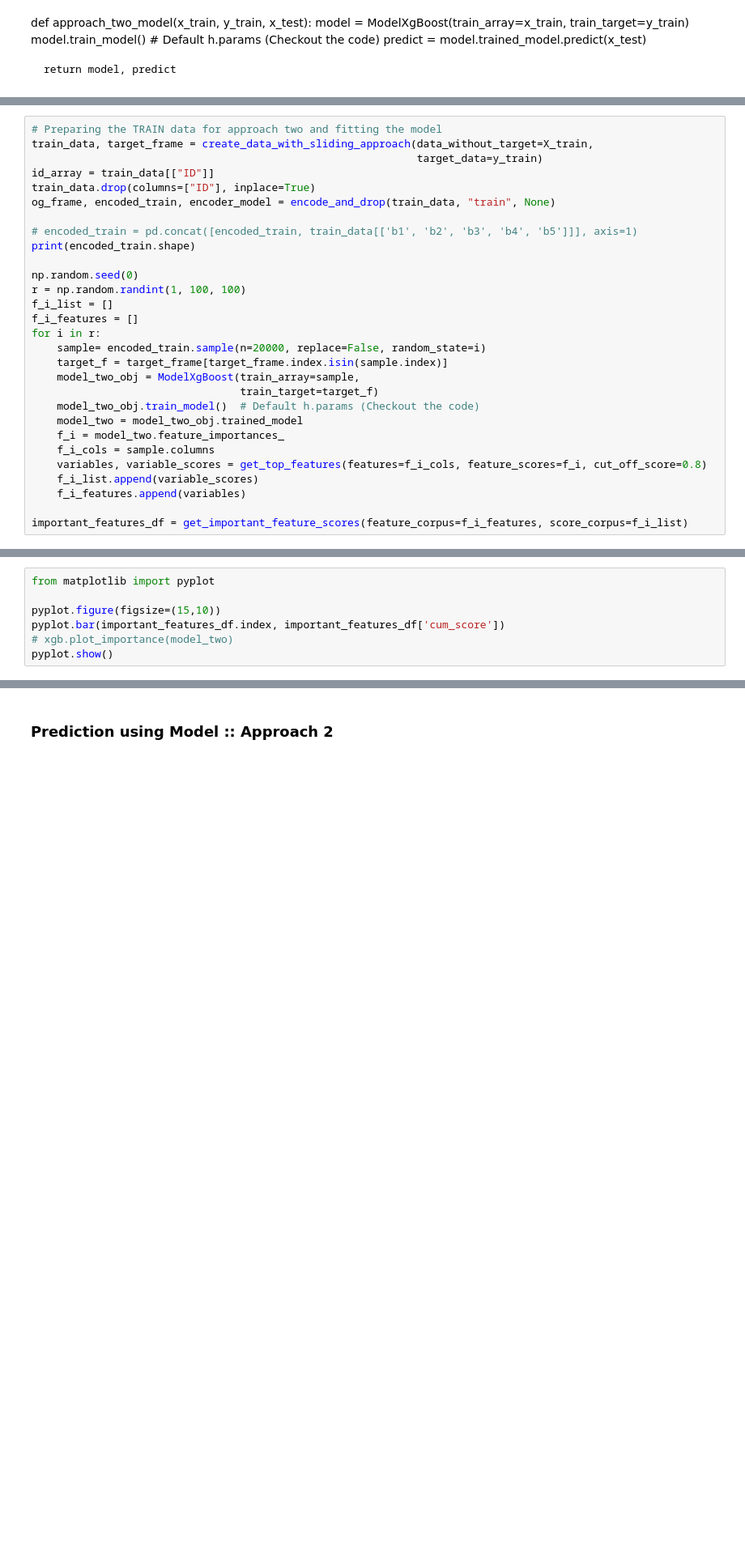
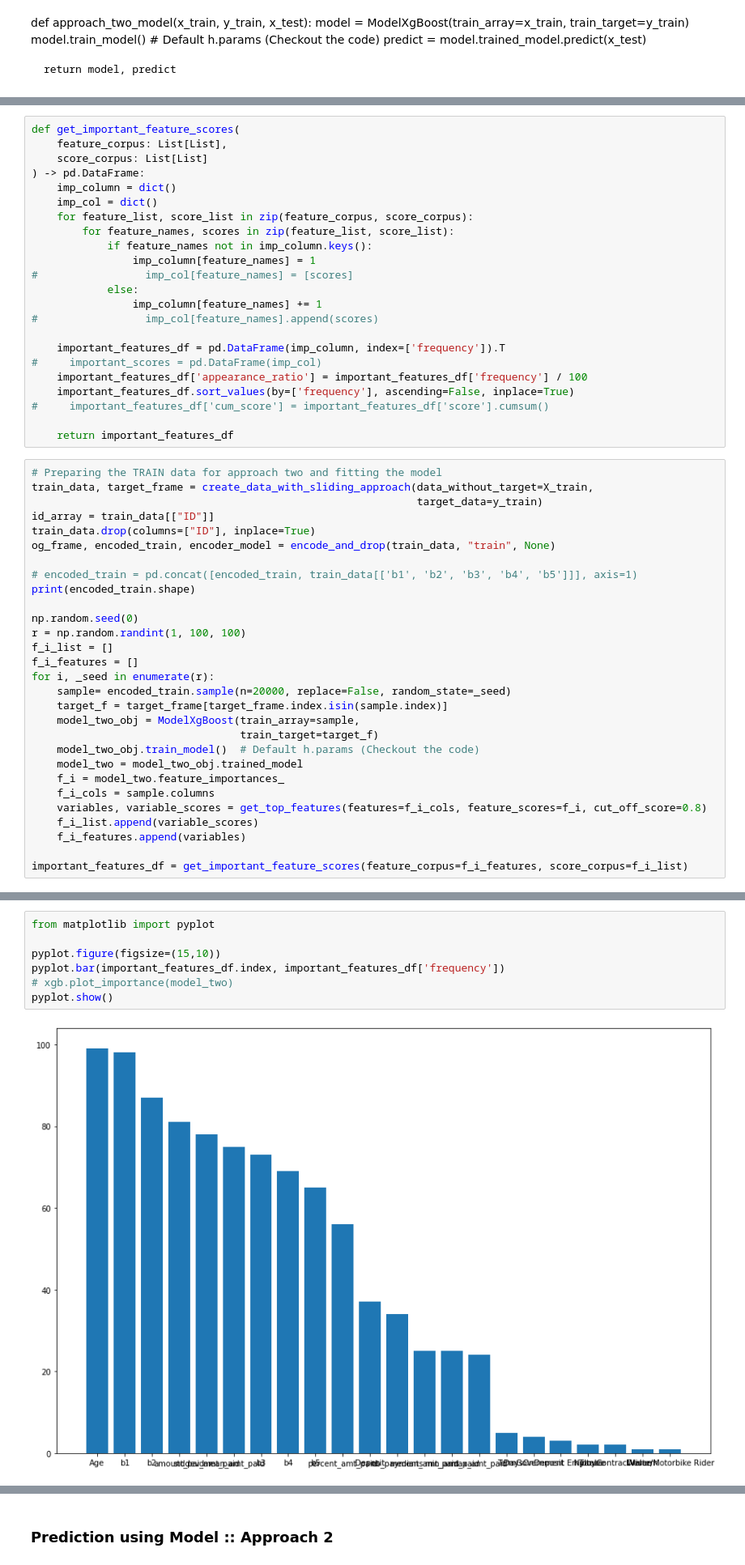
Before and after one commit to AumPandya95/zindi_paygo, a Jupyter notebook: notebooks/models/xgboost_model_approach_2.ipynb, the cells around one changed output, grey strips where cells are left out. Shown: that part at 81% size. Cells and saved outputs as stored; diff of their text form; blank space fills up the shorter version.

```diff
--- a/notebooks/models/xgboost_model_approach_2.ipynb
+++ b/notebooks/models/xgboost_model_approach_2.ipynb
@@ -196,3 +171,26 @@ def get_important_feature_scores(
+# %%
+def get_important_feature_scores(
+    feature_corpus: List[List],
+    score_corpus: List[List]
+) -> pd.DataFrame:
+    imp_column = dict()
+    imp_col = dict()
+    for feature_list, score_list in zip(feature_corpus, score_corpus):
+        for feature_names, scores in zip(feature_list, score_list):
+            if feature_names not in imp_column.keys():
+                imp_column[feature_names] = 1
+#                 imp_col[feature_names] = [scores]
+            else:
+                imp_column[feature_names] += 1
+#                 imp_col[feature_names].append(scores)
+
+    important_features_df = pd.DataFrame(imp_column, index=['frequency']).T
+#     important_scores = pd.DataFrame(imp_col)
+    important_features_df['appearance_ratio'] = important_features_df['frequency'] / 100
+    important_features_df.sort_values(by=['frequency'], ascending=False, inplace=True)
+#     important_features_df['cum_score'] = important_features_df['score'].cumsum()
+
+    return important_features_df
 # %%
 # Preparing the TRAIN data for approach two and fitting the model
 train_data, target_frame = create_data_with_sliding_approach(data_without_target=X_train,
@@ -208,8 +206,8 @@ np.random.seed(0)
 r = np.random.randint(1, 100, 100)
 f_i_list = []
 f_i_features = []
-for i in r:
-    sample= encoded_train.sample(n=20000, replace=False, random_state=i)
+for i, _seed in enumerate(r):
+    sample= encoded_train.sample(n=20000, replace=False, random_state=_seed)
     target_f = target_frame[target_frame.index.isin(sample.index)]
     model_two_obj = ModelXgBoost(train_array=sample,
                                  train_target=target_f)
@@ -225,7 +263,9 @@ important_features_df = get_important_feature_scores(feature_corpus=f_i_features
 # %%
 from matplotlib import pyplot
 
 pyplot.figure(figsize=(15,10))
-pyplot.bar(important_features_df.index, important_features_df['cum_score'])
+pyplot.bar(important_features_df.index, important_features_df['frequency'])
 # xgb.plot_importance(model_two)
 pyplot.show()
+# %% [output]
+[figure, added]
```
Also changed, not shown: parts of 21 cells of this notebook.
